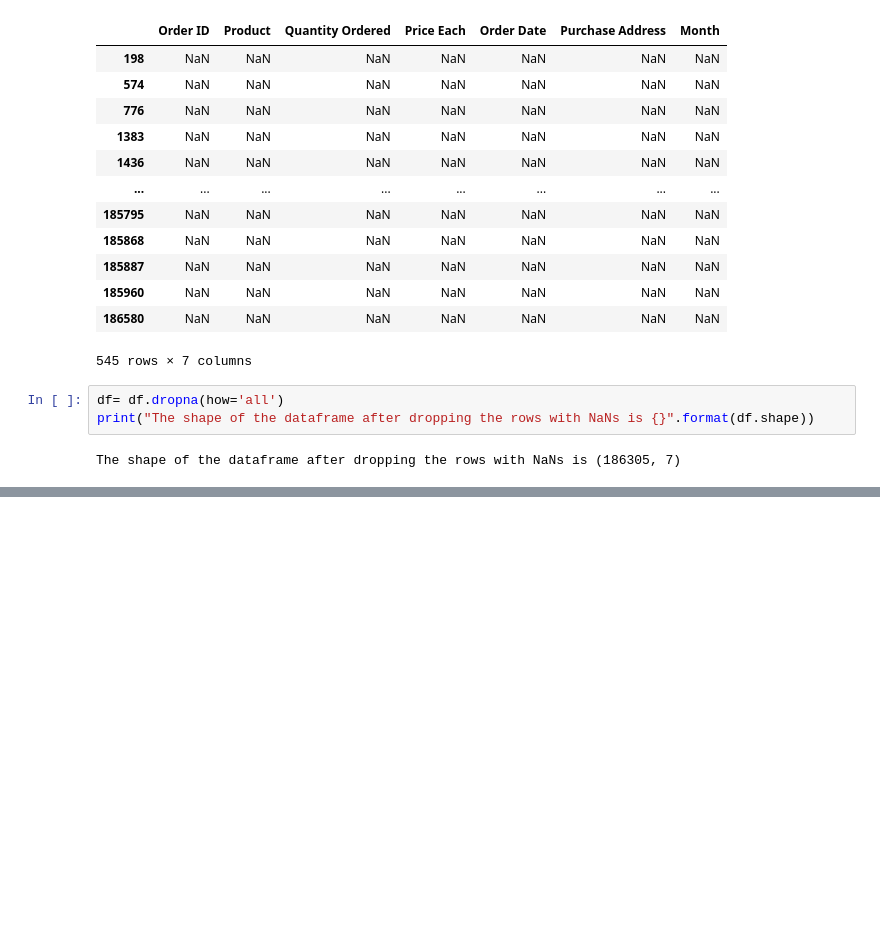
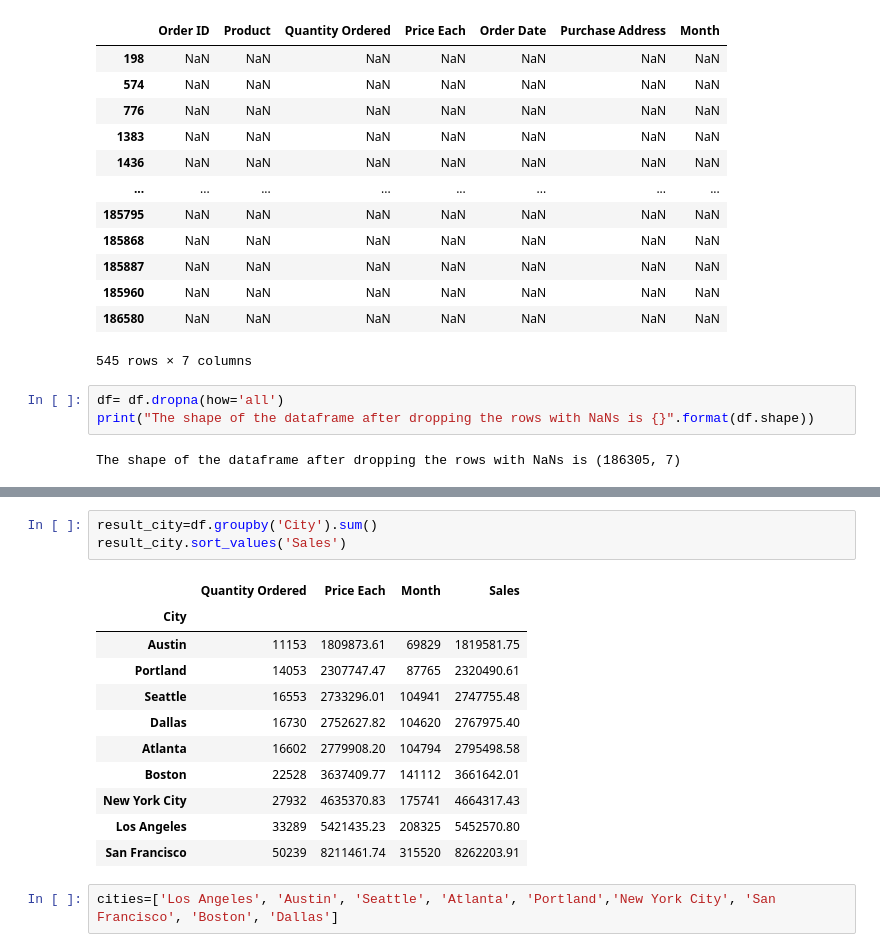
Before and after one commit to aman-singanamala/EDA-s, a Jupyter notebook: SALES-ANALYSIS/sales-analysis.ipynb, the cells around one changed output, grey strips where cells are left out. Saved outputs shown, nothing was run; the diff lists cells and outputs as text; blank space fills up the shorter version.

```diff
--- a/SALES-ANALYSIS/sales-analysis.ipynb
+++ b/SALES-ANALYSIS/sales-analysis.ipynb
@@ -111,0 +179,17 @@ dtype: object
+# %%
+result_city=df.groupby('City').sum()
+result_city.sort_values('Sales')
+# %% [output]
+|  | Quantity Ordered | Price Each | Month | Sales |
+| City |  |  |  |  |
+| Austin | 11153 | 1809873.61 | 69829 | 1819581.75 |
+| Portland | 14053 | 2307747.47 | 87765 | 2320490.61 |
+| Seattle | 16553 | 2733296.01 | 104941 | 2747755.48 |
+| Dallas | 16730 | 2752627.82 | 104620 | 2767975.40 |
+| Atlanta | 16602 | 2779908.20 | 104794 | 2795498.58 |
+| Boston | 22528 | 3637409.77 | 141112 | 3661642.01 |
+| New York City | 27932 | 4635370.83 | 175741 | 4664317.43 |
+| Los Angeles | 33289 | 5421435.23 | 208325 | 5452570.80 |
+| San Francisco | 50239 | 8211461.74 | 315520 | 8262203.91 |
+# %%
+cities=['Los Angeles', 'Austin', 'Seattle', 'Atlanta', 'Portland','New York City', 'San Francisco', 'Boston', 'Dallas']
```
Also changed, not shown: parts of 11 cells of this notebook, 1 other file.
